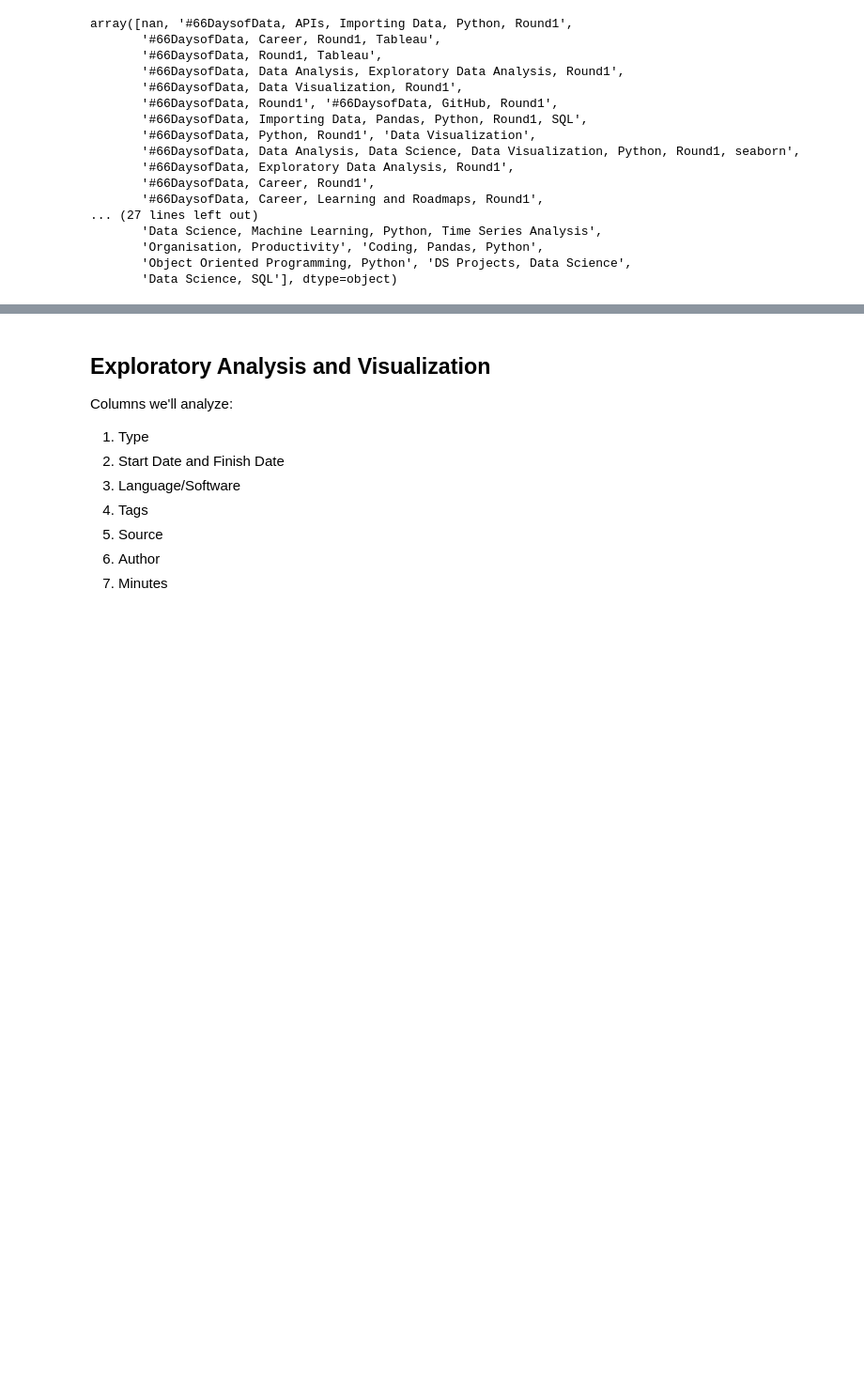
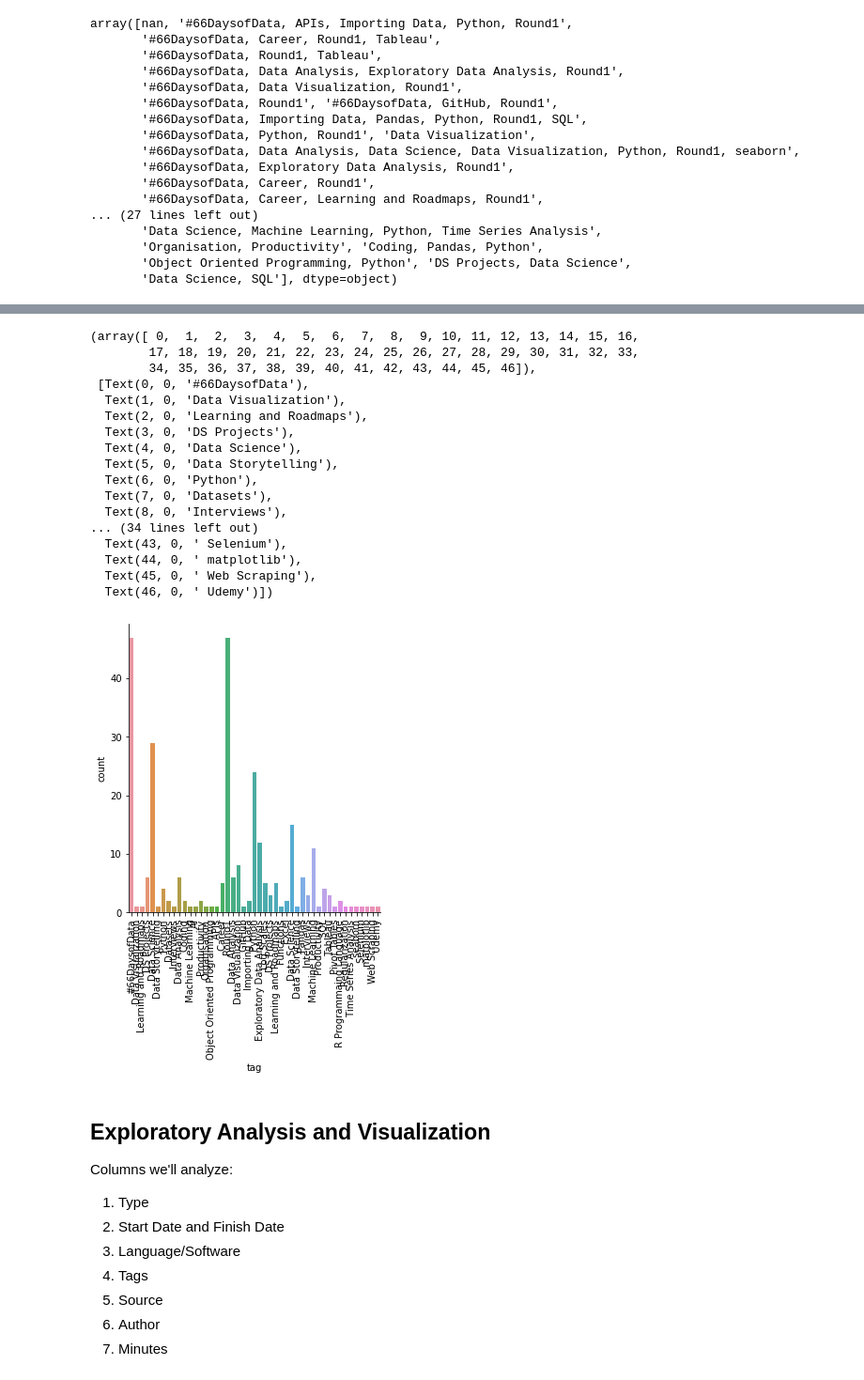
Before and after one commit to franco3x/Notion-66-Days-of-Data, a Jupyter notebook: Notion 66 Days of Data.ipynb, the cells around one changed output, grey strips where cells are left out. Shown at 94% size. Saved outputs shown, nothing was run; the diff lists cells and outputs as text; code cells hidden in the pictures; blank space fills up the shorter version.

```diff
--- a/Notion 66 Days of Data.ipynb
+++ b/Notion 66 Days of Data.ipynb
@@ -363,0 +459,6 @@ array([nan, '#66DaysofData, APIs, Importing Data, Python, Round1',
+# %%
+tag_count = df.copy()
+tag_count = pd.concat([tag_count, df["Tags"].str.split(",", expand=True)], axis=1)
+tag_count = tag_count.melt(id_vars=["Type", "Name", "Source", "Hours", "Finish_Date", "Author", "Start_Date", "Language/Software"], value_vars=range(11), value_name="tag")
+tag_count = tag_count[tag_count["tag"].notna()]
+tag_count
@@ -364,3 +479,25 @@ array([nan, '#66DaysofData, APIs, Importing Data, Python, Round1',
+# %%
+ax = sns.catplot(x='tag', data=tag_count, kind='count')
+plt.xticks(rotation=90)
+# %% [output]
+(array([ 0,  1,  2,  3,  4,  5,  6,  7,  8,  9, 10, 11, 12, 13, 14, 15, 16,
+        17, 18, 19, 20, 21, 22, 23, 24, 25, 26, 27, 28, 29, 30, 31, 32, 33,
+        34, 35, 36, 37, 38, 39, 40, 41, 42, 43, 44, 45, 46]),
+ [Text(0, 0, '#66DaysofData'),
+  Text(1, 0, 'Data Visualization'),
+  Text(2, 0, 'Learning and Roadmaps'),
+  Text(3, 0, 'DS Projects'),
+  Text(4, 0, 'Data Science'),
+  Text(5, 0, 'Data Storytelling'),
+  Text(6, 0, 'Python'),
+  Text(7, 0, 'Datasets'),
+  Text(8, 0, 'Interviews'),
+... (34 lines left out)
+  Text(43, 0, ' Selenium'),
+  Text(44, 0, ' matplotlib'),
+  Text(45, 0, ' Web Scraping'),
+  Text(46, 0, ' Udemy')])
+[figure, added]
 # %% [markdown]
 ## Exploratory Analysis and Visualization
 
```
Also changed, not shown: parts of 7 cells of this notebook.
